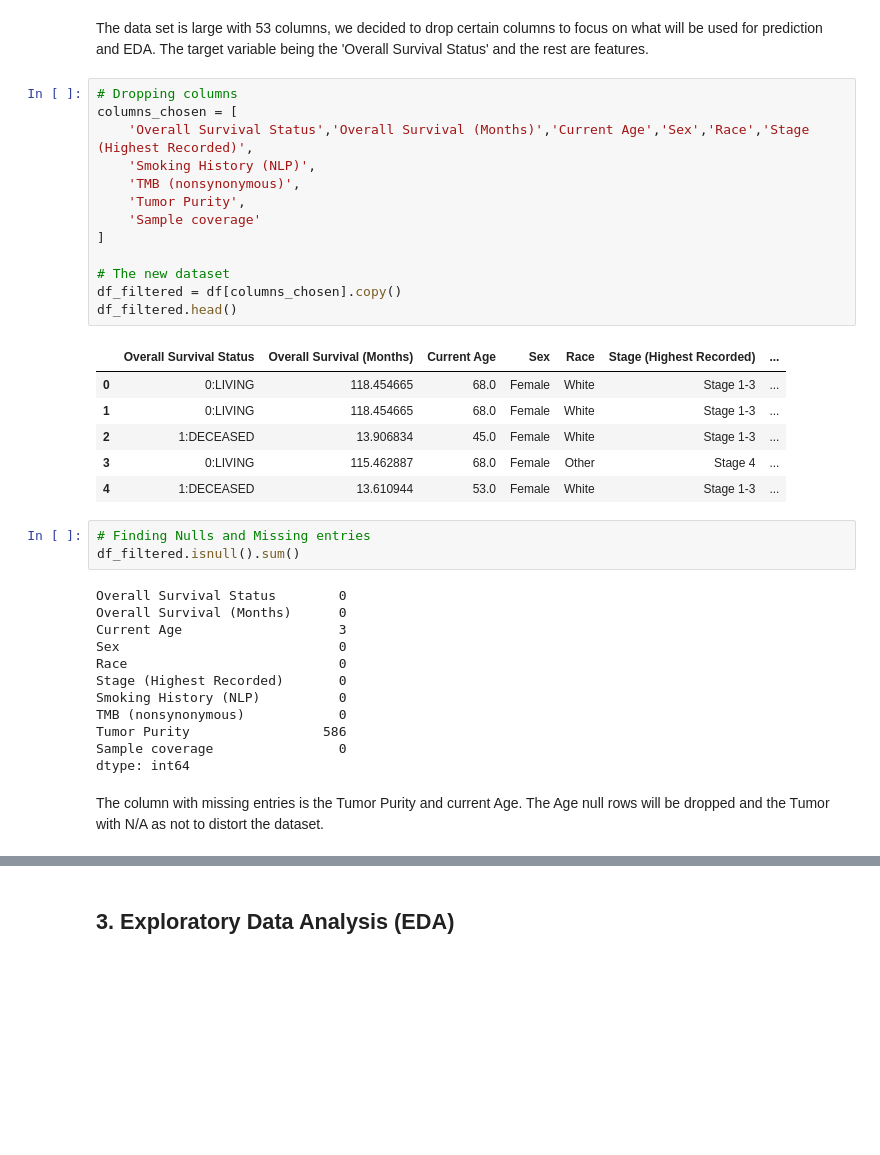
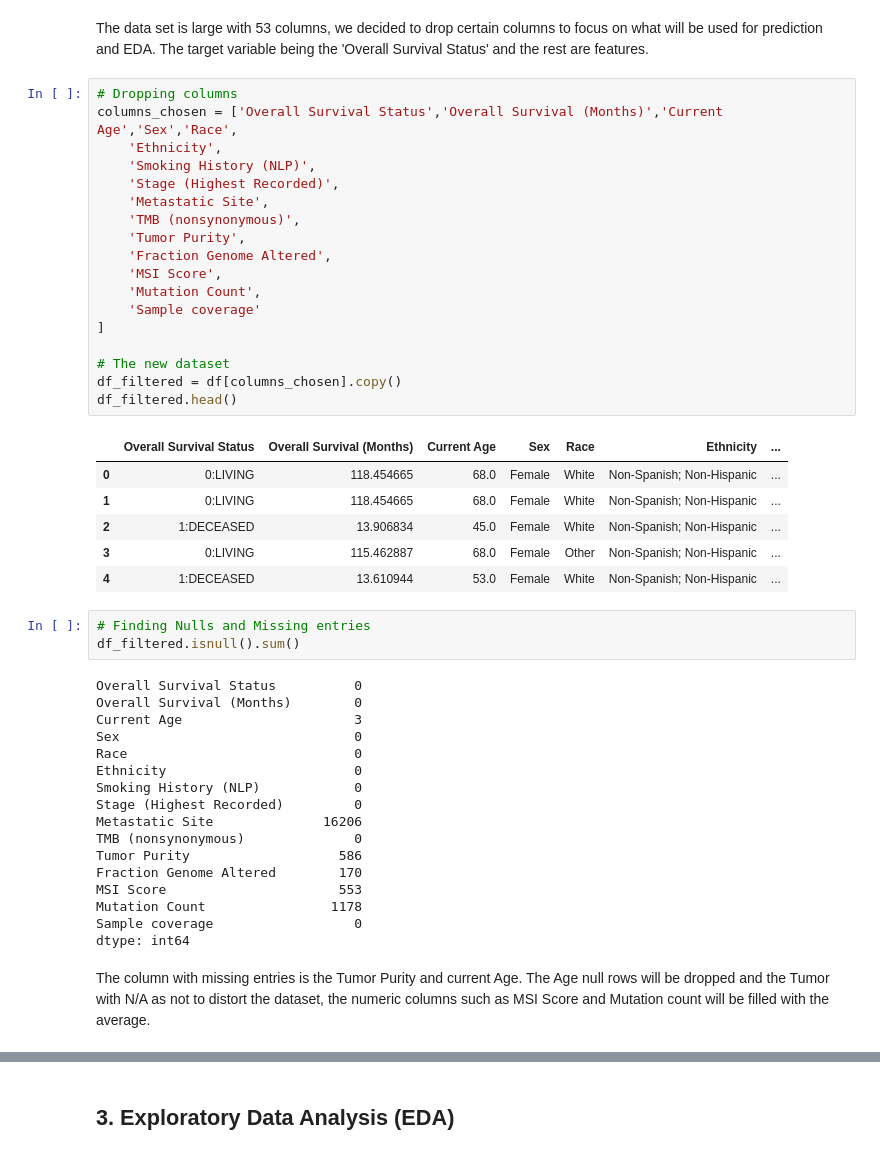
Before and after one commit to chriskarta/Pancreatic-Cancer-Survival-Prediction, a Jupyter notebook: index.ipynb, the cells around one changed output, grey strips where cells are left out. Drawn from its saved outputs; the diff is of its cells as text; blank space fills up the shorter version.

Commit message:
added more columns

```diff
--- a/index.ipynb
+++ b/index.ipynb
@@ -150,41 +150,51 @@ df_filtered.shape
 The data set is large with 53 columns, we decided to drop certain columns to focus on what will be used for prediction and EDA. The target variable being the 'Overall Survival Status' and the rest are features.
 # %%
 # Dropping columns
-columns_chosen = [
-    'Overall Survival Status','Overall Survival (Months)','Current Age','Sex','Race','Stage (Highest Recorded)',
+columns_chosen = ['Overall Survival Status','Overall Survival (Months)','Current Age','Sex','Race',
+    'Ethnicity',
     'Smoking History (NLP)',
+    'Stage (Highest Recorded)',
+    'Metastatic Site',
     'TMB (nonsynonymous)',
     'Tumor Purity',
+    'Fraction Genome Altered',
+    'MSI Score',
+    'Mutation Count',
     'Sample coverage'
 ]
 
 # The new dataset
 df_filtered = df[columns_chosen].copy()
 df_filtered.head()
 # %% [output]
-|  | Overall Survival Status | Overall Survival (Months) | Current Age | Sex | Race | Stage (Highest Recorded) | ... |
-| 0 | 0:LIVING | 118.454665 | 68.0 | Female | White | Stage 1-3 | ... |
-| 1 | 0:LIVING | 118.454665 | 68.0 | Female | White | Stage 1-3 | ... |
-| 2 | 1:DECEASED | 13.906834 | 45.0 | Female | White | Stage 1-3 | ... |
-| 3 | 0:LIVING | 115.462887 | 68.0 | Female | Other | Stage 4 | ... |
-| 4 | 1:DECEASED | 13.610944 | 53.0 | Female | White | Stage 1-3 | ... |
+|  | Overall Survival Status | Overall Survival (Months) | Current Age | Sex | Race | Ethnicity | ... |
+| 0 | 0:LIVING | 118.454665 | 68.0 | Female | White | Non-Spanish; Non-Hispanic | ... |
+| 1 | 0:LIVING | 118.454665 | 68.0 | Female | White | Non-Spanish; Non-Hispanic | ... |
+| 2 | 1:DECEASED | 13.906834 | 45.0 | Female | White | Non-Spanish; Non-Hispanic | ... |
+| 3 | 0:LIVING | 115.462887 | 68.0 | Female | Other | Non-Spanish; Non-Hispanic | ... |
+| 4 | 1:DECEASED | 13.610944 | 53.0 | Female | White | Non-Spanish; Non-Hispanic | ... |
 # %%
 # Finding Nulls and Missing entries
 df_filtered.isnull().sum()
 # %% [output]
-Overall Survival Status        0
-Overall Survival (Months)      0
-Current Age                    3
-Sex                            0
-Race                           0
-Stage (Highest Recorded)       0
-Smoking History (NLP)          0
-TMB (nonsynonymous)            0
-Tumor Purity                 586
-Sample coverage                0
+Overall Survival Status          0
+Overall Survival (Months)        0
+Current Age                      3
+Sex                              0
+Race                             0
+Ethnicity                        0
+Smoking History (NLP)            0
+Stage (Highest Recorded)         0
+Metastatic Site              16206
+TMB (nonsynonymous)              0
+Tumor Purity                   586
+Fraction Genome Altered        170
+MSI Score                      553
+Mutation Count                1178
+Sample coverage                  0
 dtype: int64
 # %% [markdown]
-The column with missing entries is the Tumor Purity and current Age. The Age null rows will be dropped and the Tumor with N/A as not to distort the dataset.
+The column with missing entries is the Tumor Purity and current Age. The Age null rows will be dropped and the Tumor with N/A as not to distort the dataset, the numeric columns such as MSI Score and Mutation count will be filled with the average.
 # %%
 # Dropped rows
 df_filtered = df_filtered.dropna(subset=['Current Age'])
```
Also changed, not shown: parts of 2 cells of this notebook.
